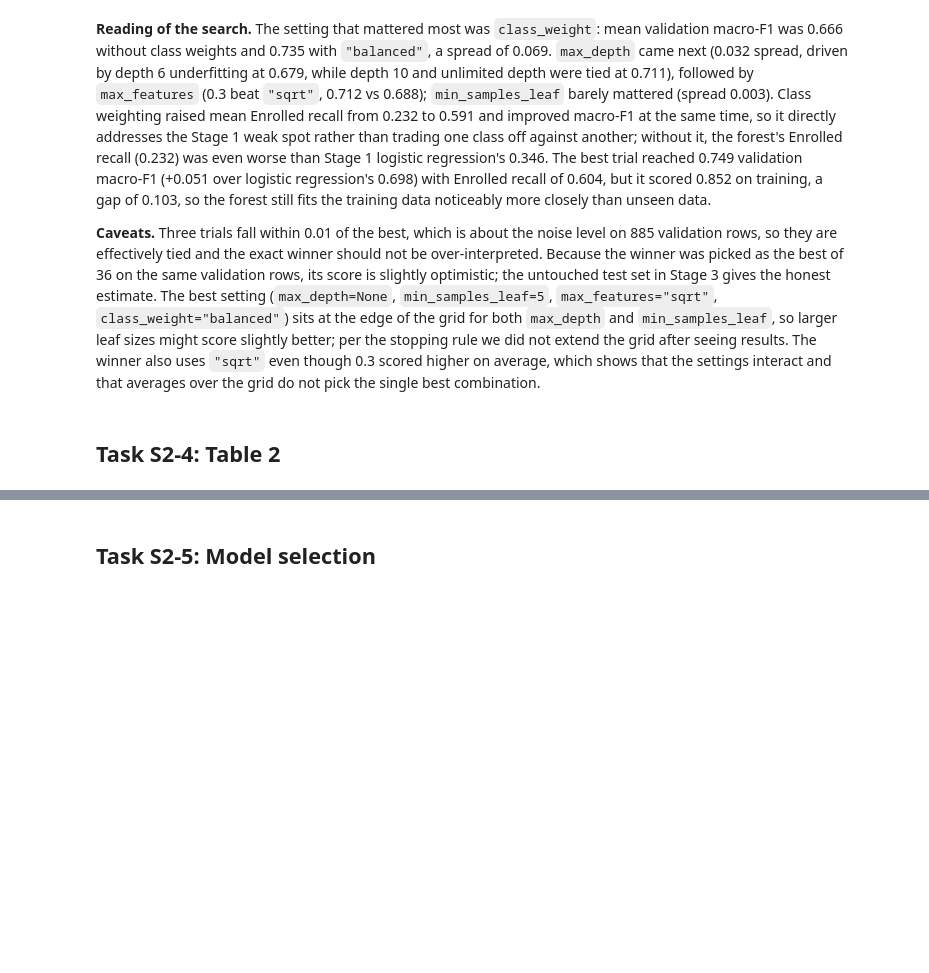
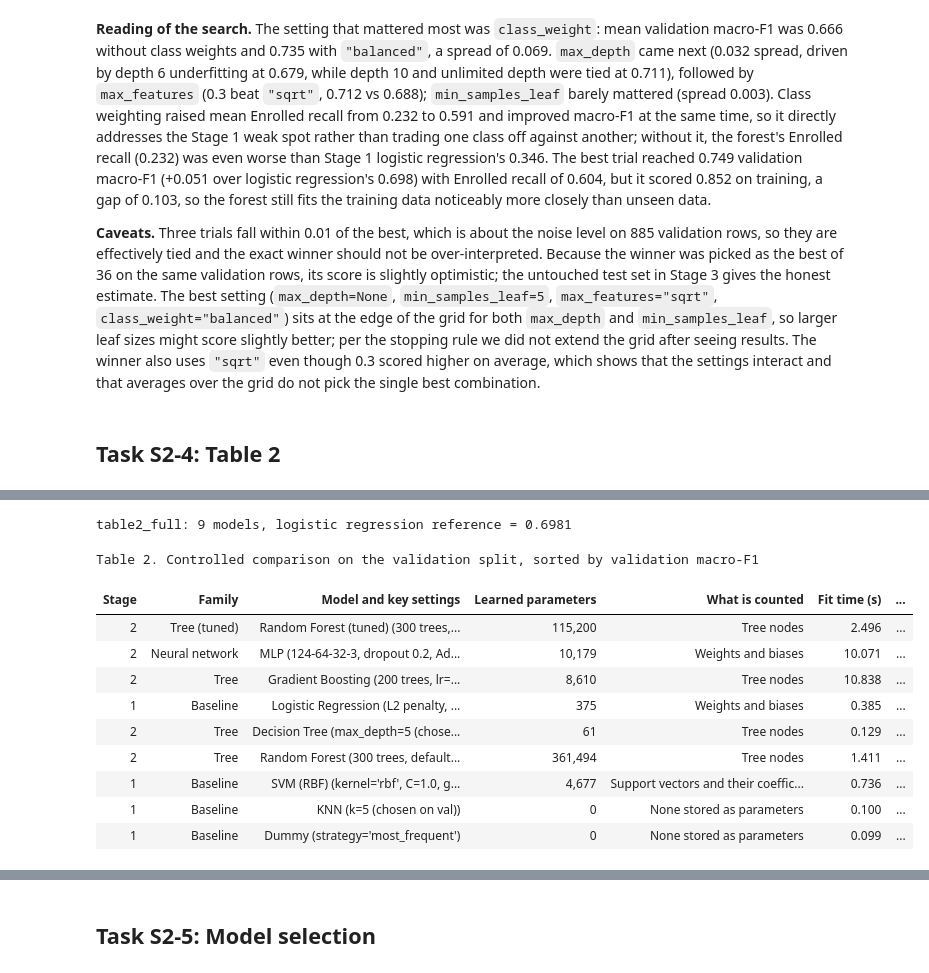
Before and after one commit to mremani11/DS3000-Project, a Jupyter notebook: DS3000_Project_Group03.ipynb, the cells around one changed output, grey strips where cells are left out. Drawn from its saved outputs; the diff is of its cells as text; code cells hidden in the pictures; blank space fills up the shorter version.

```diff
--- a/DS3000_Project_Group03.ipynb
+++ b/DS3000_Project_Group03.ipynb
@@ -1662,0 +1667,61 @@ balanced            0.7346               0.5912
+# %%
+# Combine every model's row: 4 Stage 1 baselines, 3 trees, the MLP, the tuned forest
+all_rows = baseline_rows + tree_rows + mlp_rows + hpo_rows
+table2_full = pd.DataFrame(all_rows)
+
+assert len(table2_full) == 9, f"Expected 9 models, got {len(table2_full)} - did every section run?"
+assert table2_full["Model"].is_unique, "Duplicate model names - was a cell run twice?"
+assert PRED_COL in table2_full.columns
+
+# What the 'Learned parameters' number means for each model (see count_params in 5a)
+WHAT_IS_COUNTED = {
+    "Dummy": "None stored as parameters",
+    "KNN": "None stored as parameters",
+    "Logistic Regression": "Weights and biases",
+    "MLP": "Weights and biases",
+    "SVM (RBF)": "Support vectors and their coefficients",
+    "Decision Tree": "Tree nodes",
+    "Random Forest": "Tree nodes",
+    "Gradient Boosting": "Tree nodes",
+    "Random Forest (tuned)": "Tree nodes",
+}
+table2_full["What is counted"] = table2_full["Model"].map(WHAT_IS_COUNTED)
+assert table2_full["What is counted"].notna().all(), "A model name is missing from WHAT_IS_COUNTED"
+
+# Change vs the Stage 1 best (logistic regression), same convention as Table 1's 'pts' column
+lr_f1 = table2_full.loc[table2_full["Model"] == "Logistic Regression", "Val Macro-F1"].iloc[0]
+table2_full["Change vs logistic regression (macro-F1 pts)"] = table2_full["Val Macro-F1"] - lr_f1
+
+table2_full = table2_full.sort_values("Val Macro-F1", ascending=False).reset_index(drop=True)
+print(f"table2_full: {len(table2_full)} models, logistic regression reference = {lr_f1:.4f}")
+# %% [output]
+table2_full: 9 models, logistic regression reference = 0.6981
+# %%
+TABLE2_COLS = [
+    "Stage", "Family", "Model and key settings", "Learned parameters", "What is counted",
+    "Fit time (s)", PRED_COL, "Val Macro-F1", "Val Accuracy", "Val Balanced Accuracy",
+    "recall_Enrolled", "Change vs logistic regression (macro-F1 pts)", "Seed",
+]
+table2 = table2_full[TABLE2_COLS].rename(columns={"recall_Enrolled": "Enrolled recall"})
+table2.to_csv(RESULTS_DIR / "stage2_table2_comparison.csv", index=False)   # full precision
+
+print("Table 2. Controlled comparison on the validation split, sorted by validation macro-F1")
+display(
+    table2.style.format({
+        "Learned parameters": "{:,.0f}", "Fit time (s)": "{:.3f}", PRED_COL: "{:.4f}",
+        "Val Macro-F1": "{:.4f}", "Val Accuracy": "{:.4f}", "Val Balanced Accuracy": "{:.4f}",
+        "Enrolled recall": "{:.3f}", "Change vs logistic regression (macro-F1 pts)": "{:+.3f}",
+    }).hide(axis="index")
+)
+# %% [output]
+Table 2. Controlled comparison on the validation split, sorted by validation macro-F1
+| Stage | Family | Model and key settings | Learned parameters | What is counted | Fit time (s) | ... |
+| 2 | Tree (tuned) | Random Forest (tuned) (300 trees,... | 115,200 | Tree nodes | 2.496 | ... |
+| 2 | Neural network | MLP (124-64-32-3, dropout 0.2, Ad... | 10,179 | Weights and biases | 10.071 | ... |
+| 2 | Tree | Gradient Boosting (200 trees, lr=... | 8,610 | Tree nodes | 10.838 | ... |
+| 1 | Baseline | Logistic Regression (L2 penalty, ... | 375 | Weights and biases | 0.385 | ... |
+| 2 | Tree | Decision Tree (max_depth=5 (chose... | 61 | Tree nodes | 0.129 | ... |
+| 2 | Tree | Random Forest (300 trees, default... | 361,494 | Tree nodes | 1.411 | ... |
+| 1 | Baseline | SVM (RBF) (kernel='rbf', C=1.0, g... | 4,677 | Support vectors and their coeffic... | 0.736 | ... |
+| 1 | Baseline | KNN (k=5 (chosen on val)) | 0 | None stored as parameters | 0.100 | ... |
+| 1 | Baseline | Dummy (strategy='most_frequent') | 0 | None stored as parameters | 0.099 | ... |
```
Also changed, not shown: parts of 4 cells of this notebook, 2 other files.
